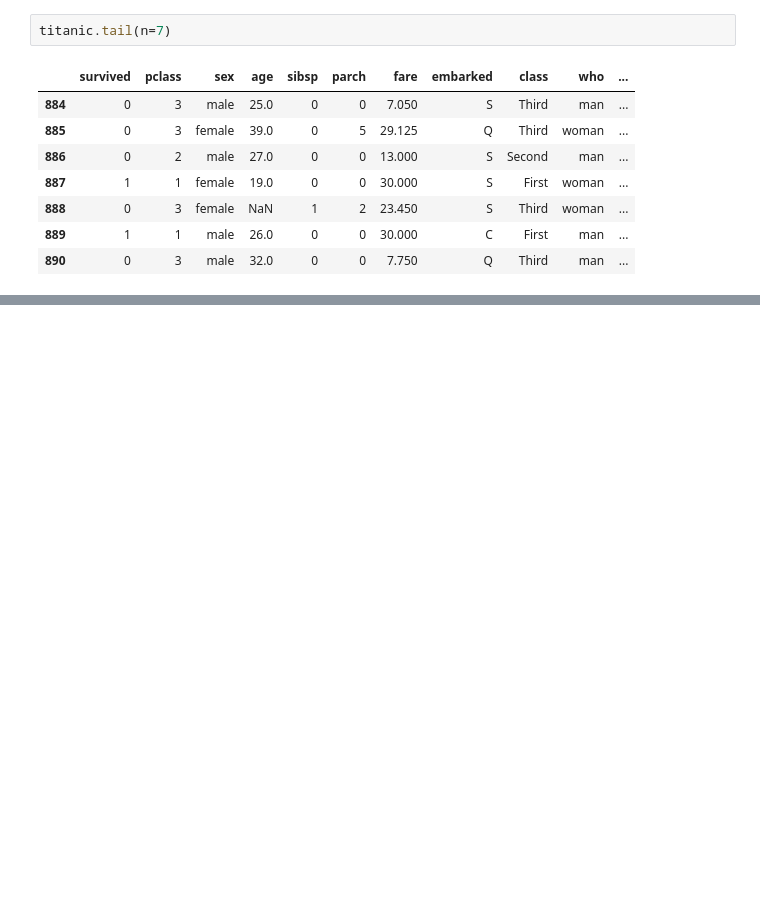
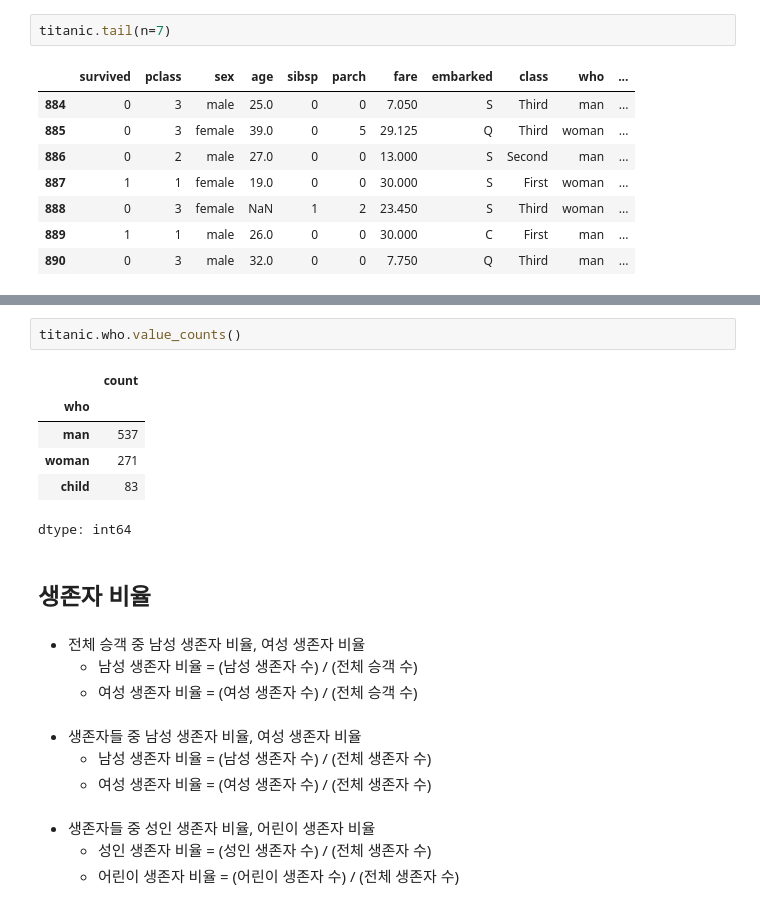
Before and after one commit to JakeOh/202504_itwill_oracle88, a Jupyter notebook: python19.ipynb, the cells around one changed output, grey strips where cells are left out. Drawn from its saved outputs; the diff is of its cells as text; blank space fills up the shorter version.

Commit message:
titanic dataset

```diff
--- a/python19.ipynb
+++ b/python19.ipynb
@@ -501,0 +528,23 @@ titanic.tail(n=7)
+# %%
+titanic.who.value_counts()
+# %% [output]
+|  | count |
+| who |  |
+| man | 537 |
+| woman | 271 |
+| child | 83 |
+dtype: int64
+# %% [markdown]
+## 생존자 비율
+# %% [markdown]
+*   전체 승객 중 남성 생존자 비율, 여성 생존자 비율
+    *   남성 생존자 비율 = (남성 생존자 수) / (전체 승객 수)
+    *   여성 생존자 비율 = (여성 생존자 수) / (전체 승객 수)
+# %% [markdown]
+*   생존자들 중 남성 생존자 비율, 여성 생존자 비율
+    *   남성 생존자 비율 = (남성 생존자 수) / (전체 생존자 수)
+    *   여성 생존자 비율 = (여성 생존자 수) / (전체 생존자 수)
+# %% [markdown]
+*   생존자들 중 성인 생존자 비율, 어린이 생존자 비율
+    *   성인 생존자 비율 = (성인 생존자 수) / (전체 생존자 수)
+    *   어린이 생존자 비율 = (어린이 생존자 수) / (전체 생존자 수)
```
Also changed, not shown: parts of 17 cells of this notebook.
